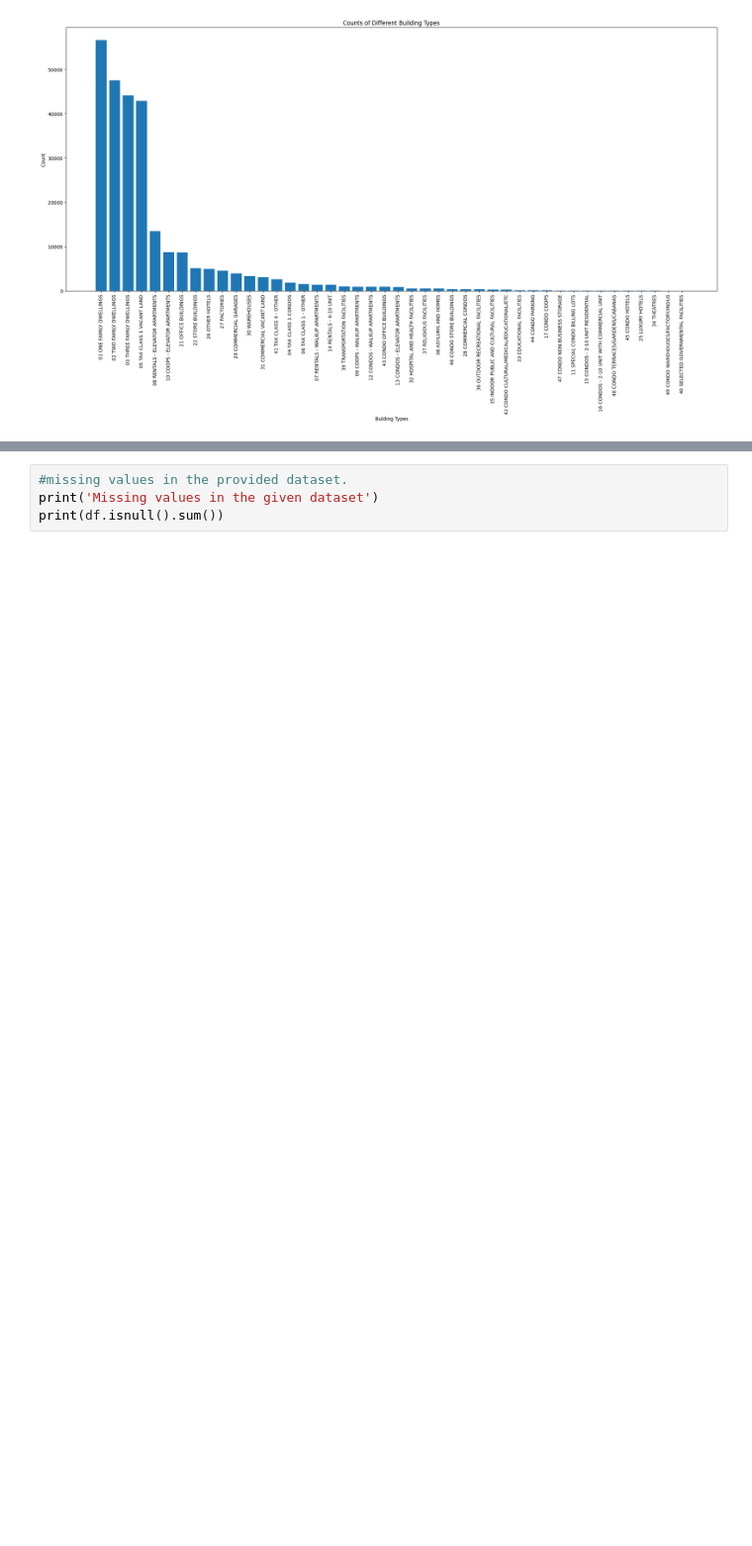
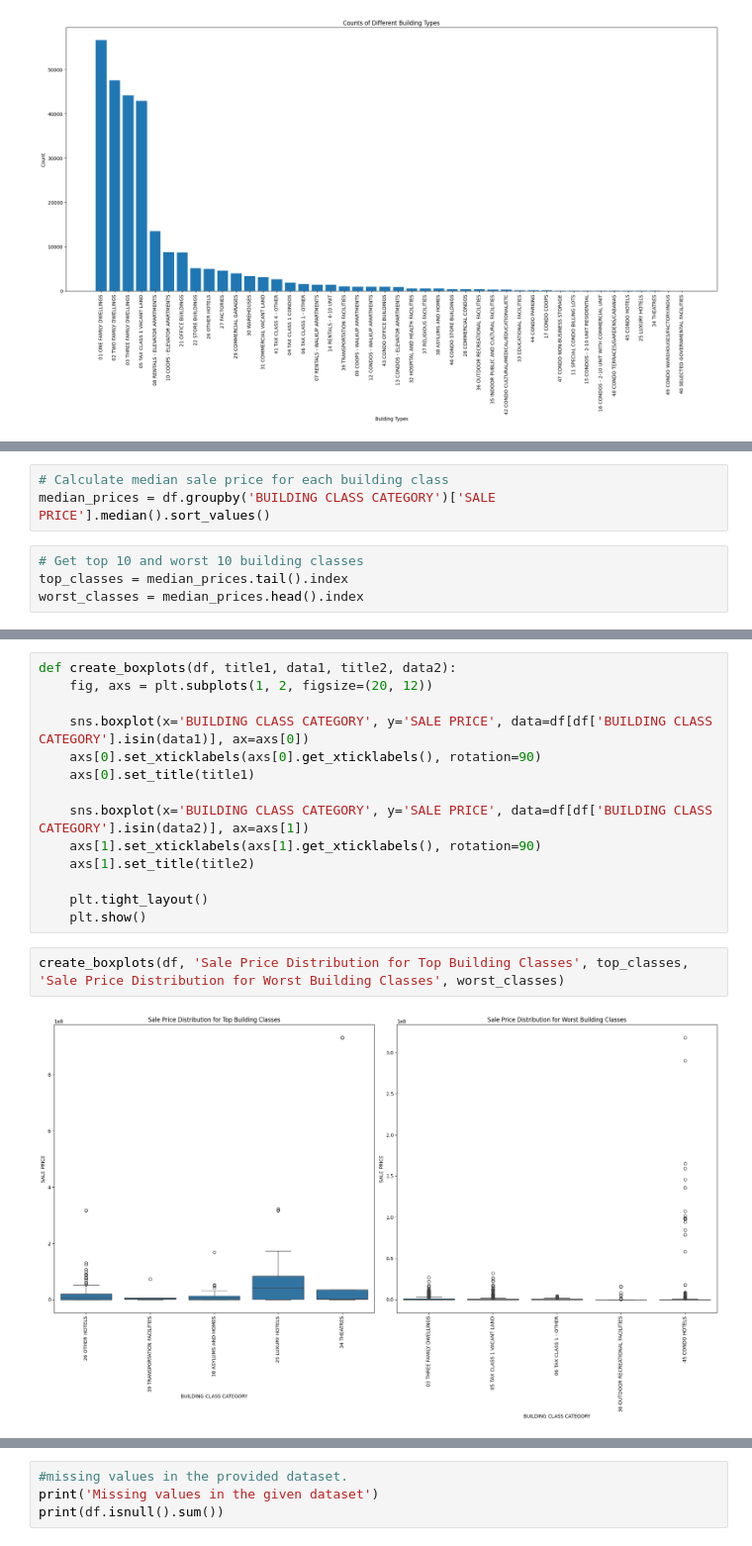
Before and after one commit to SiyungCho/NYC_Housing_Analysis, a Jupyter notebook: clean_notebook.ipynb, the cells around one changed output, grey strips where cells are left out. Shown at 99% size. Drawn from its saved outputs; the diff is of its cells as text; blank space fills up the shorter version.

```diff
--- a/clean_notebook.ipynb
+++ b/clean_notebook.ipynb
@@ -234,0 +218,7 @@ create_bar_chart_for_house_type_by_borough(df, random_house_type, random_borough
+# %%
+# Calculate median sale price for each building class
+median_prices = df.groupby('BUILDING CLASS CATEGORY')['SALE PRICE'].median().sort_values()
+# %%
+# Get top 10 and worst 10 building classes
+top_classes = median_prices.tail().index
+worst_classes = median_prices.head().index
@@ -235,3 +242,21 @@ create_bar_chart_for_house_type_by_borough(df, random_house_type, random_borough
+# %%
+def create_boxplots(df, title1, data1, title2, data2):
+    fig, axs = plt.subplots(1, 2, figsize=(20, 12))
+
+    sns.boxplot(x='BUILDING CLASS CATEGORY', y='SALE PRICE', data=df[df['BUILDING CLASS CATEGORY'].isin(data1)], ax=axs[0])
+    axs[0].set_xticklabels(axs[0].get_xticklabels(), rotation=90)
+    axs[0].set_title(title1)
+
+    sns.boxplot(x='BUILDING CLASS CATEGORY', y='SALE PRICE', data=df[df['BUILDING CLASS CATEGORY'].isin(data2)], ax=axs[1])
+    axs[1].set_xticklabels(axs[1].get_xticklabels(), rotation=90)
+    axs[1].set_title(title2)
+
+    plt.tight_layout()
+    plt.show()
+# %%
+create_boxplots(df, 'Sale Price Distribution for Top Building Classes', top_classes, 'Sale Price Distribution for Worst Building Classes', worst_classes)
+# %% [output]
+[figure, added]
 # %% [markdown]
 <p>As we can see from the findings calculated, there are a total of 44 different building types and a total of 264,350 houses in the dataset. We can see that the top 5 house types sold were:
 
```
Also changed, not shown: parts of 26 cells of this notebook, 1 other file.
